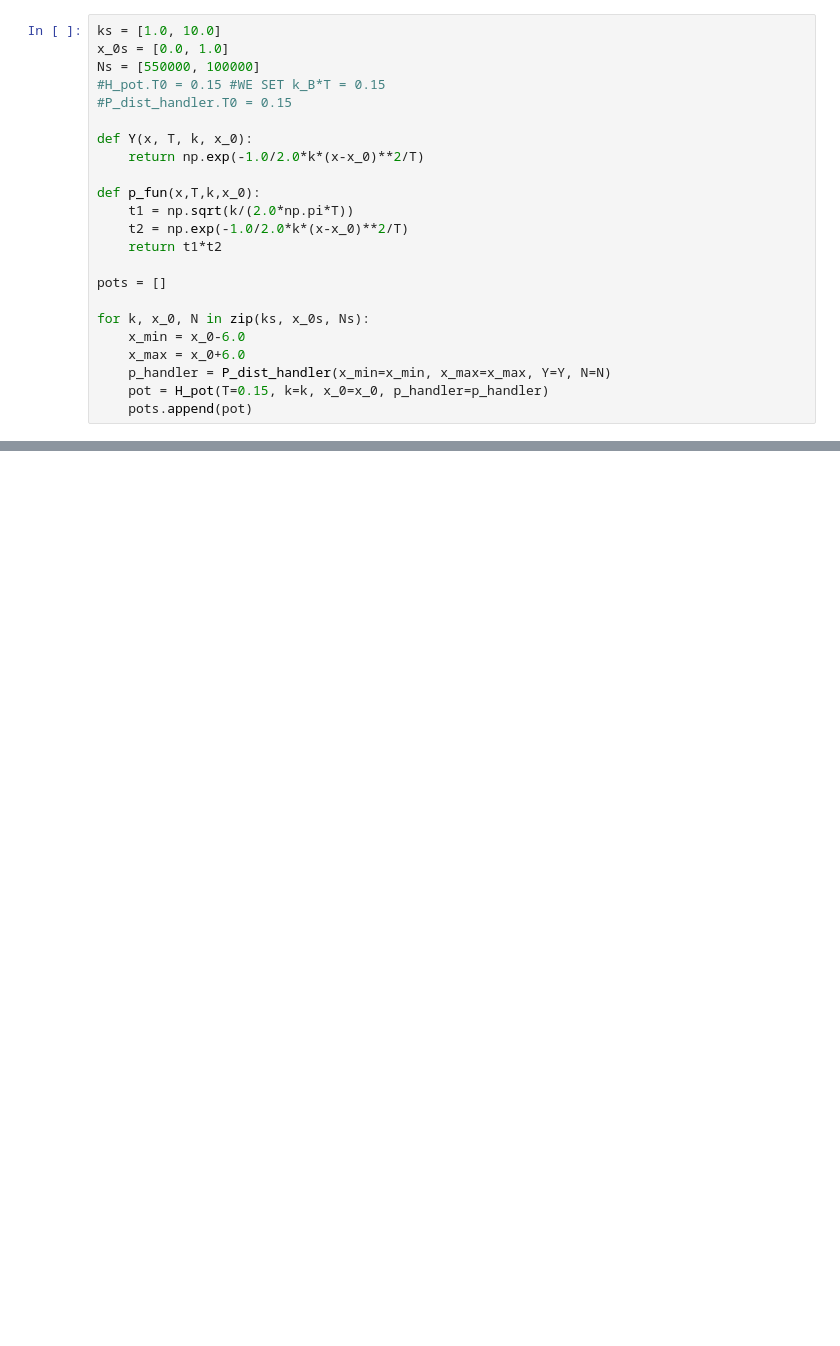
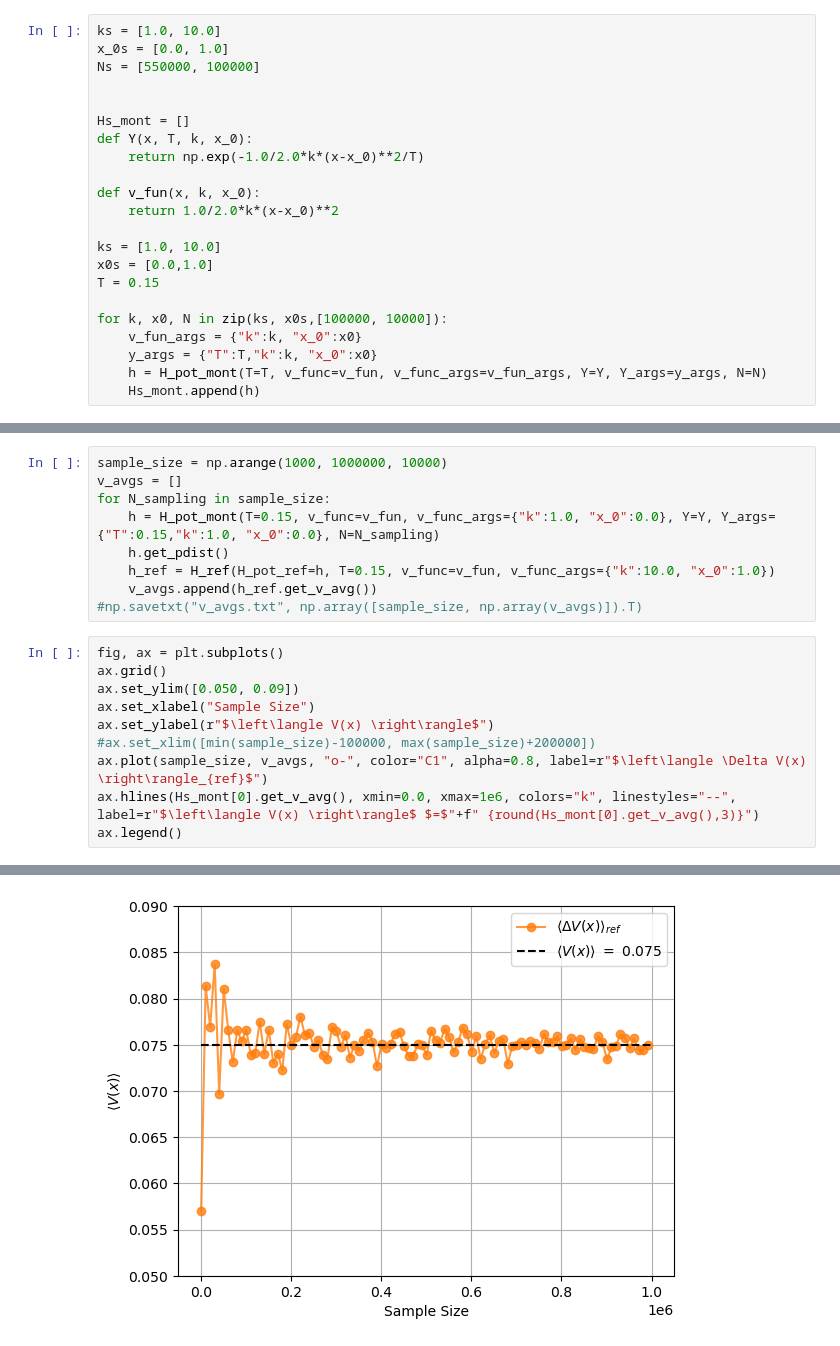
Before and after one commit to karsten3112/Computational-Physics, a Jupyter notebook: Week2/exercise7.ipynb, the cells around one changed output, grey strips where cells are left out. Drawn from its saved outputs; the diff is of its cells as text; blank space fills up the shorter version.

```diff
--- a/Week2/exercise7.ipynb
+++ b/Week2/exercise7.ipynb
@@ -10,22 +12,21 @@ plt.rc('animation', html='jshtml')
 ks = [1.0, 10.0]
 x_0s = [0.0, 1.0]
 Ns = [550000, 100000]
-#H_pot.T0 = 0.15 #WE SET k_B*T = 0.15
-#P_dist_handler.T0 = 0.15
 
+
+Hs_mont = []
 def Y(x, T, k, x_0):
     return np.exp(-1.0/2.0*k*(x-x_0)**2/T)
 
-def p_fun(x,T,k,x_0):
-    t1 = np.sqrt(k/(2.0*np.pi*T))
-    t2 = np.exp(-1.0/2.0*k*(x-x_0)**2/T)
-    return t1*t2
+def v_fun(x, k, x_0):
+    return 1.0/2.0*k*(x-x_0)**2
 
-pots = []
+ks = [1.0, 10.0]
+x0s = [0.0,1.0]
+T = 0.15
 
-for k, x_0, N in zip(ks, x_0s, Ns):
-    x_min = x_0-6.0
-    x_max = x_0+6.0
-    p_handler = P_dist_handler(x_min=x_min, x_max=x_max, Y=Y, N=N)
-    pot = H_pot(T=0.15, k=k, x_0=x_0, p_handler=p_handler)
-    pots.append(pot)
+for k, x0, N in zip(ks, x0s,[100000, 10000]):
+    v_fun_args = {"k":k, "x_0":x0}
+    y_args = {"T":T,"k":k, "x_0":x0}
+    h = H_pot_mont(T=T, v_func=v_fun, v_func_args=v_fun_args, Y=Y, Y_args=y_args, N=N)
+    Hs_mont.append(h)
@@ -58,0 +51,20 @@ pot_use.get_v_avg
+# %%
+sample_size = np.arange(1000, 1000000, 10000)
+v_avgs = []
+for N_sampling in sample_size:
+    h = H_pot_mont(T=0.15, v_func=v_fun, v_func_args={"k":1.0, "x_0":0.0}, Y=Y, Y_args={"T":0.15,"k":1.0, "x_0":0.0}, N=N_sampling)
+    h.get_pdist()
+    h_ref = H_ref(H_pot_ref=h, T=0.15, v_func=v_fun, v_func_args={"k":10.0, "x_0":1.0})
+    v_avgs.append(h_ref.get_v_avg())
+#np.savetxt("v_avgs.txt", np.array([sample_size, np.array(v_avgs)]).T)
+# %%
+fig, ax = plt.subplots()
+ax.grid()
+ax.set_ylim([0.050, 0.09])
+ax.set_xlabel("Sample Size")
+ax.set_ylabel(r"$\left\langle V(x) \right\rangle$")
+#ax.set_xlim([min(sample_size)-100000, max(sample_size)+200000])
+ax.plot(sample_size, v_avgs, "o-", color="C1", alpha=0.8, label=r"$\left\langle \Delta V(x) \right\rangle_{ref}$")
+ax.hlines(Hs_mont[0].get_v_avg(), xmin=0.0, xmax=1e6, colors="k", linestyles="--", label=r"$\left\langle V(x) \right\rangle$ $=$"+f" {round(Hs_mont[0].get_v_avg(),3)}")
+ax.legend()
+# %% [output]
@@ -58,0 +72 @@ pot_use.get_v_avg
+[figure, added]
```
Also changed, not shown: parts of 8 cells of this notebook.
